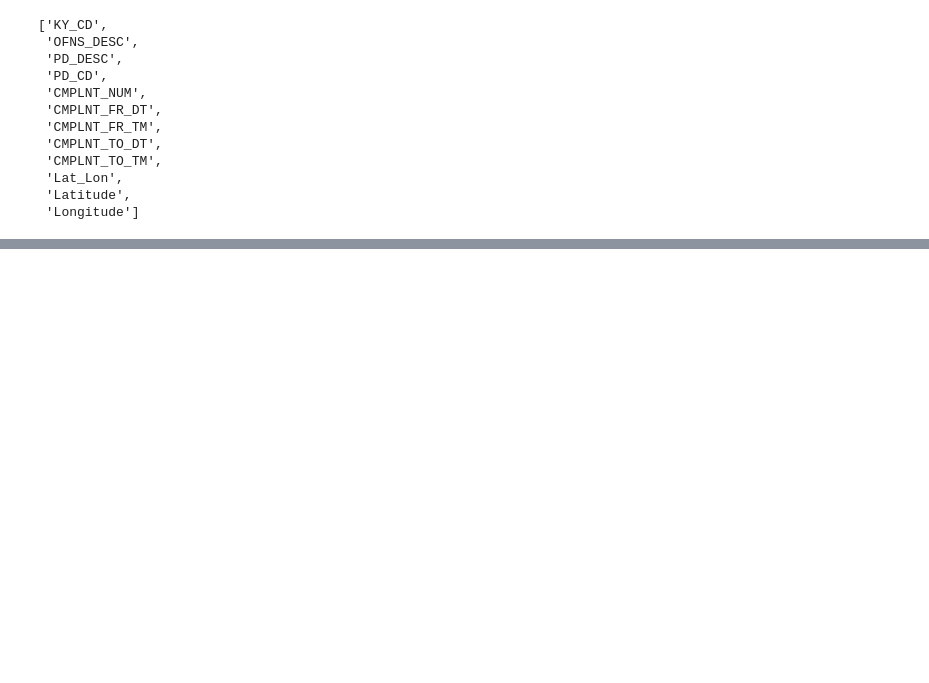
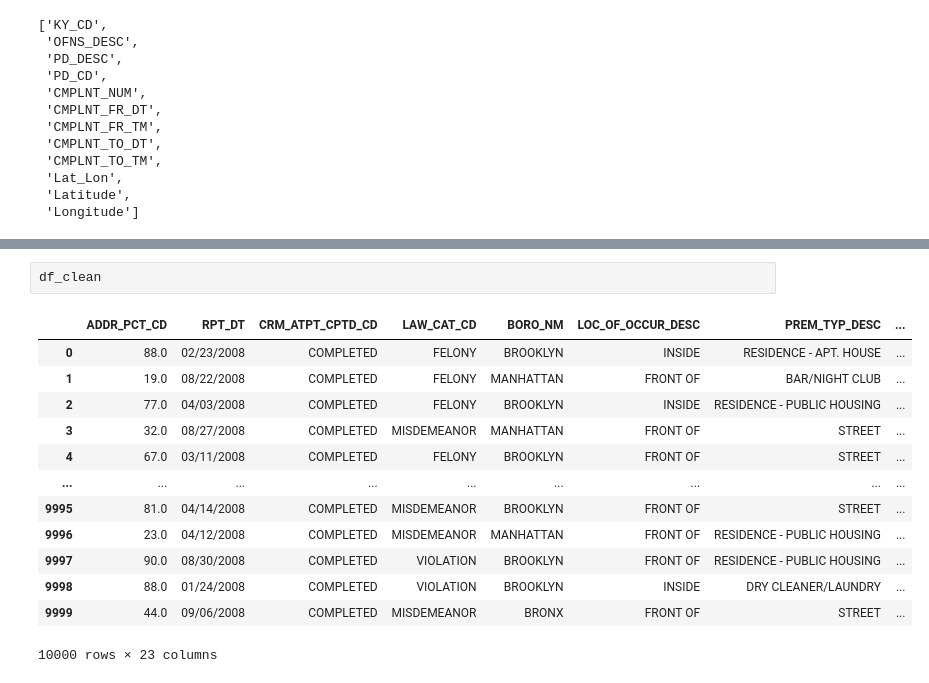
Before and after one commit to kobivan92/dsai2, a Jupyter notebook: bias.ipynb, the cells around one changed output, grey strips where cells are left out. Saved outputs shown, nothing was run; the diff lists cells and outputs as text; blank space fills up the shorter version.

```diff
--- a/bias.ipynb
+++ b/bias.ipynb
@@ -677,0 +731,16 @@ weighted avg   0.587211  0.600000  0.584932
+# %%
+df_clean
+# %% [output]
+|  | ADDR_PCT_CD | RPT_DT | CRM_ATPT_CPTD_CD | LAW_CAT_CD | BORO_NM | LOC_OF_OCCUR_DESC | PREM_TYP_DESC | ... |
+| 0 | 88.0 | 02/23/2008 | COMPLETED | FELONY | BROOKLYN | INSIDE | RESIDENCE - APT. HOUSE | ... |
+| 1 | 19.0 | 08/22/2008 | COMPLETED | FELONY | MANHATTAN | FRONT OF | BAR/NIGHT CLUB | ... |
+| 2 | 77.0 | 04/03/2008 | COMPLETED | FELONY | BROOKLYN | INSIDE | RESIDENCE - PUBLIC HOUSING | ... |
+| 3 | 32.0 | 08/27/2008 | COMPLETED | MISDEMEANOR | MANHATTAN | FRONT OF | STREET | ... |
+| 4 | 67.0 | 03/11/2008 | COMPLETED | FELONY | BROOKLYN | FRONT OF | STREET | ... |
+| ... | ... | ... | ... | ... | ... | ... | ... | ... |
+| 9995 | 81.0 | 04/14/2008 | COMPLETED | MISDEMEANOR | BROOKLYN | FRONT OF | STREET | ... |
+| 9996 | 23.0 | 04/12/2008 | COMPLETED | MISDEMEANOR | MANHATTAN | FRONT OF | RESIDENCE - PUBLIC HOUSING | ... |
+| 9997 | 90.0 | 08/30/2008 | COMPLETED | VIOLATION | BROOKLYN | FRONT OF | RESIDENCE - PUBLIC HOUSING | ... |
+| 9998 | 88.0 | 01/24/2008 | COMPLETED | VIOLATION | BROOKLYN | INSIDE | DRY CLEANER/LAUNDRY | ... |
+| 9999 | 44.0 | 09/06/2008 | COMPLETED | MISDEMEANOR | BRONX | FRONT OF | STREET | ... |
+10000 rows × 23 columns
```
Also changed, not shown: parts of 11 cells of this notebook, 4 other files.
